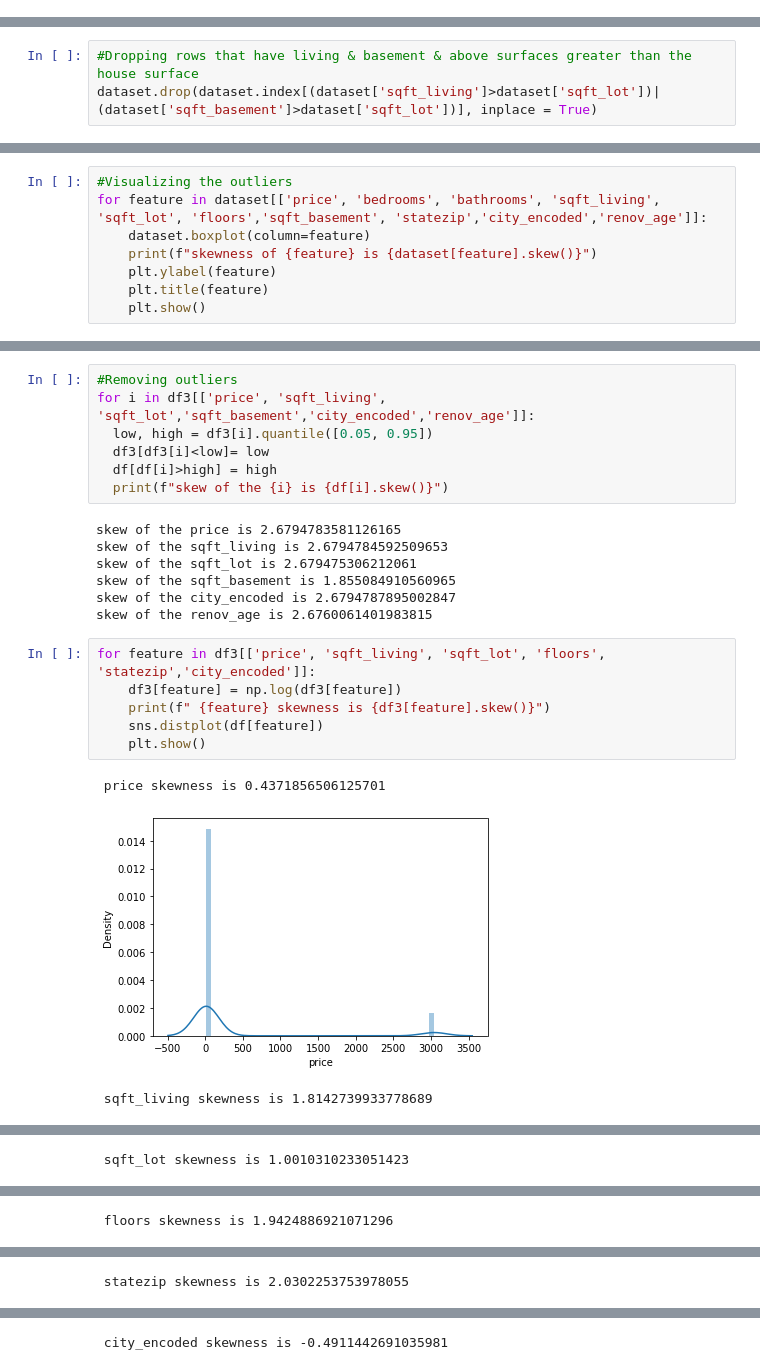
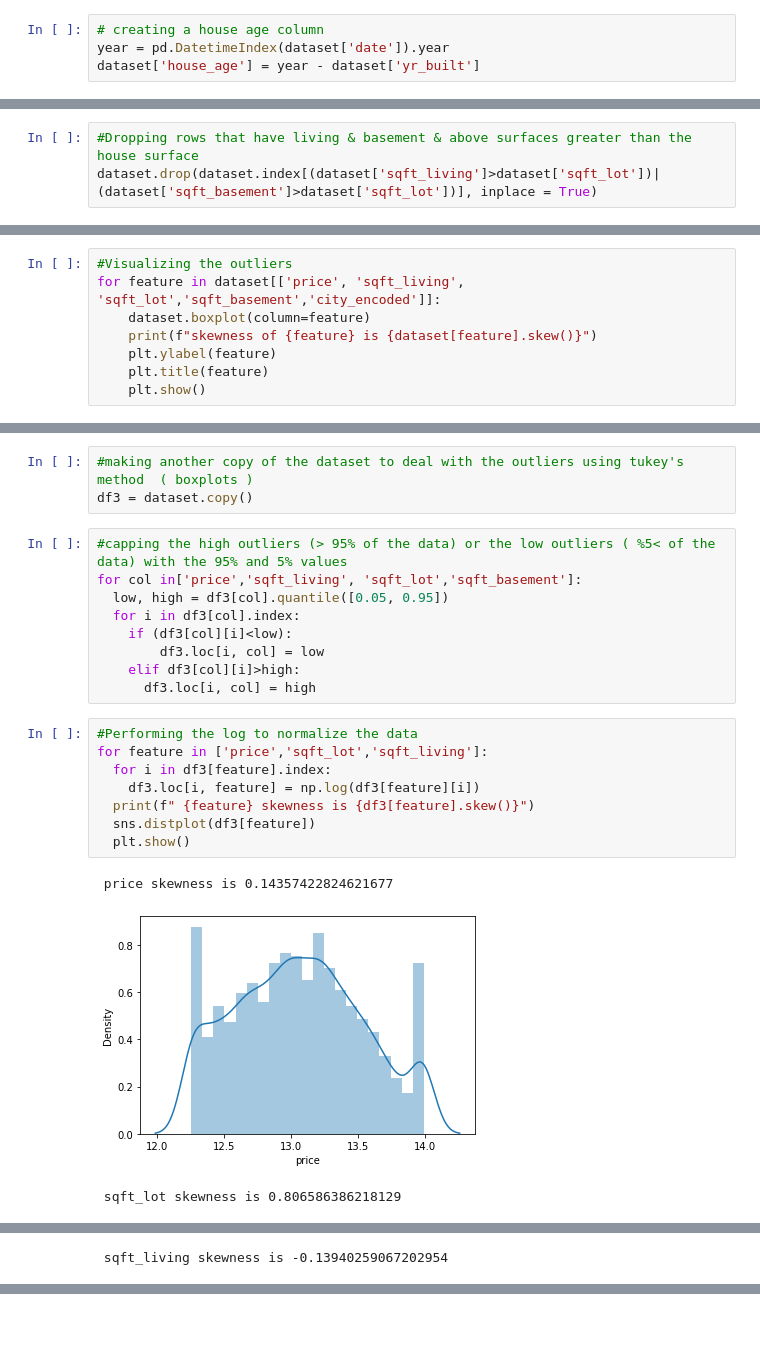
Before and after one commit to oussamaJMAA/DataPreparation, a Jupyter notebook: AmericanAgency2014.ipynb, the cells around one changed output, grey strips where cells are left out. Cells and saved outputs as stored; diff of their text form; blank space fills up the shorter version.

```diff
--- a/AmericanAgency2014.ipynb
+++ b/AmericanAgency2014.ipynb
@@ -164,3 +330,7 @@ dataset['renov_age'] = dataset.renov_age.apply(lambda x: x if len(str(int(x)))==
+# %%
+# creating a house age column
+year = pd.DatetimeIndex(dataset['date']).year
+dataset['house_age'] = year - dataset['yr_built']
 # %%
 #Transforming statezip to numerical type
 dataset['statezip'] = dataset['statezip'].str.strip('WA').astype('float')
@@ -211,6 +372,6 @@ new_df.shape
 # %%
 #Visualizing the outliers
-for feature in dataset[['price', 'bedrooms', 'bathrooms', 'sqft_living', 'sqft_lot', 'floors','sqft_basement', 'statezip','city_encoded','renov_age']]:
+for feature in dataset[['price', 'sqft_living', 'sqft_lot','sqft_basement','city_encoded']]:
     dataset.boxplot(column=feature)
     print(f"skewness of {feature} is {dataset[feature].skew()}")
     plt.ylabel(feature)
@@ -235,24 +391,24 @@ df3 = dataset.copy()
-# %%
-#Removing outliers
-for i in df3[['price', 'sqft_living', 'sqft_lot','sqft_basement','city_encoded','renov_age']]:
-  low, high = df3[i].quantile([0.05, 0.95])
-  df3[df3[i]<low]= low
-  df[df[i]>high] = high
-  print(f"skew of the {i} is {df[i].skew()}")
-# %% [output]
-skew of the price is 2.6794783581126165
-skew of the sqft_living is 2.6794784592509653
-skew of the sqft_lot is 2.679475306212061
-skew of the sqft_basement is 1.855084910560965
-skew of the city_encoded is 2.6794787895002847
-skew of the renov_age is 2.6760061401983815
+# %%
+#making another copy of the dataset to deal with the outliers using tukey's method  ( boxplots )
+df3 = dataset.copy()
+# %%
+#capping the high outliers (> 95% of the data) or the low outliers ( %5< of the data) with the 95% and 5% values
+for col in['price','sqft_living', 'sqft_lot','sqft_basement']:
+  low, high = df3[col].quantile([0.05, 0.95])
+  for i in df3[col].index:
+    if (df3[col][i]<low):
+        df3.loc[i, col] = low
+    elif df3[col][i]>high:
+      df3.loc[i, col] = high
 # %%
-for feature in df3[['price', 'sqft_living', 'sqft_lot', 'floors', 'statezip','city_encoded']]:
-    df3[feature] = np.log(df3[feature])
-    print(f" {feature} skewness is {df3[feature].skew()}")
-    sns.distplot(df[feature])
-    plt.show()
+#Performing the log to normalize the data
+for feature in ['price','sqft_lot','sqft_living']:
+  for i in df3[feature].index:
+    df3.loc[i, feature] = np.log(df3[feature][i])
+  print(f" {feature} skewness is {df3[feature].skew()}")
+  sns.distplot(df3[feature])
+  plt.show()
 # %% [output]
- price skewness is 0.4371856506125701
+ price skewness is 0.14357422824621677
-[figure, old version]
+[figure, new version]
- sqft_living skewness is 1.8142739933778689
+ sqft_lot skewness is 0.806586386218129
@@ -260 +416 @@ for feature in df3[['price', 'sqft_living', 'sqft_lot', 'floors', 'statezip','ci
- sqft_lot skewness is 1.0010310233051423
+ sqft_living skewness is -0.13940259067202954
@@ -262 +417,0 @@ for feature in df3[['price', 'sqft_living', 'sqft_lot', 'floors', 'statezip','ci
- floors skewness is 1.9424886921071296
@@ -264 +417,0 @@ for feature in df3[['price', 'sqft_living', 'sqft_lot', 'floors', 'statezip','ci
- statezip skewness is 2.0302253753978055
@@ -266 +417,0 @@ for feature in df3[['price', 'sqft_living', 'sqft_lot', 'floors', 'statezip','ci
- city_encoded skewness is -0.4911442691035981
```
Also changed, not shown: parts of 62 cells of this notebook, 2 other files.
